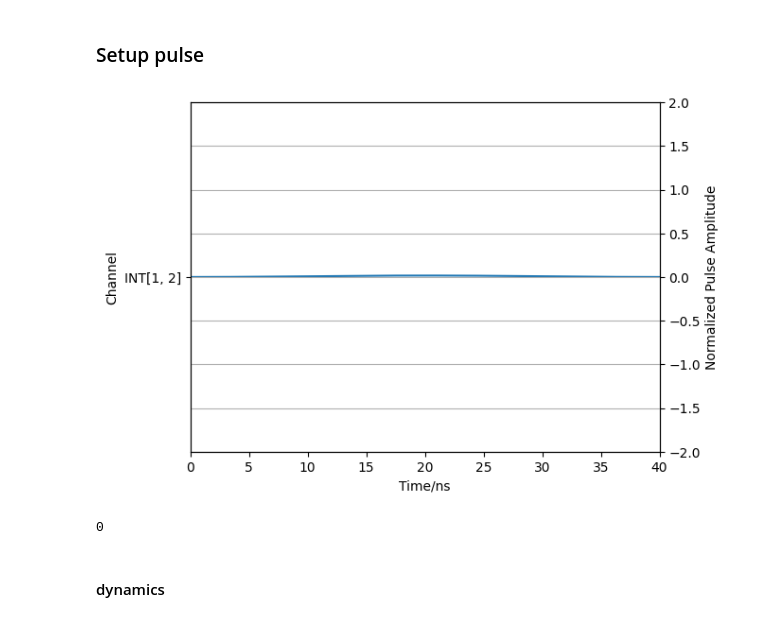
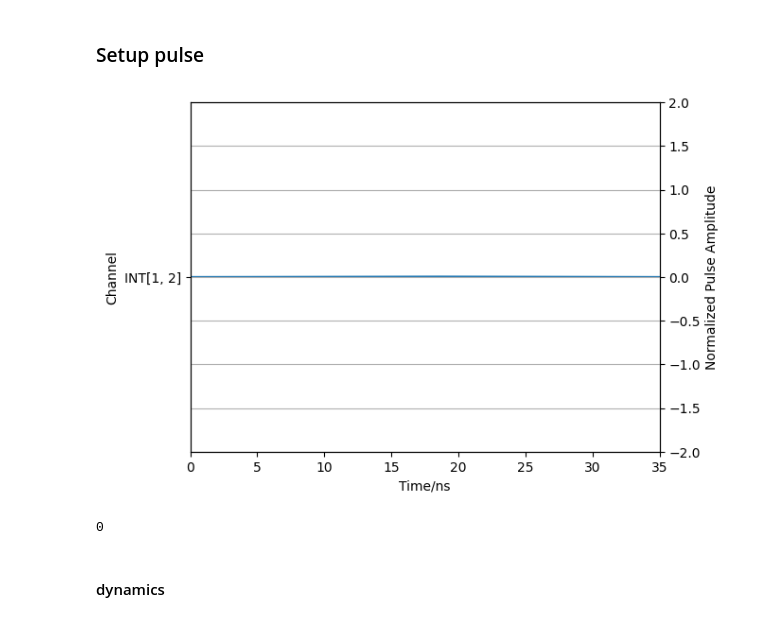
Before and after one commit to RunawayFancy/QuSim, a Jupyter notebook: Tutorial/arb_qubit_tutorial/ST0_qubit/CZ_ST0_pure.ipynb, the cells around one changed output. Cells and saved outputs as stored; diff of their text form; code cells hidden in the pictures.

```diff
--- a/Tutorial/arb_qubit_tutorial/ST0_qubit/CZ_ST0_pure.ipynb
+++ b/Tutorial/arb_qubit_tutorial/ST0_qubit/CZ_ST0_pure.ipynb
@@ -1096,34 +1118,35 @@ Quantum object: dims = [[2, 2, 2, 2], [2, 2, 2, 2]], shape = (16, 16), type = op
 # %%
 # t_width = 150; bisa_amp = 14.106e-3
 # or maybe 14.128e-3? as the baseline changed
-bisa_amp = 16.8045e-3; t_width = 40
+bisa_amp =5.152e-3 # 16.8045e-3;
+t_width =35 #40
 
 simulation_option = {
     "simulation_time": t_width, # ns
     "simulation_step": 10000,
     "initial_state": [state_dudu, state_duud, state_uddu, state_udud] # Do multiple simulation
 }
 
 pulse_sequence = [
     {
         'pulse_index': 0, # [m,n] represents $\Omega_{mn}$
         'type': "INT",
         'pulse_shape': "cosine",
         't_delay': 0, # unit in ns
         't_width': t_width, # unit in ns
         't_plateau':simulation_option['simulation_time'] - t_width , # unit in ns
         'freq': 0, # unit in GHz; Z pulse does not use it
         'phase': 0, # unit in rad; Z pulse does not use it
         'amplitude': bisa_amp, # XY: Rabi freq; Z: biased frequency
         'q_index': [1,2]
     }
 ]
 
 %matplotlib inline
 ## Notice that the all pulses'  amplitude are rescaled by a factor 1/1.2
 pl.plot_pulse_sequence(pulse_sequence, simulation_option)
 # %% [output]
-[figure, old version]
+[figure, new version]
 0
 # %% [markdown]
 #### dynamics
```
Also changed, not shown: parts of 44 cells of this notebook, 21 other files.
